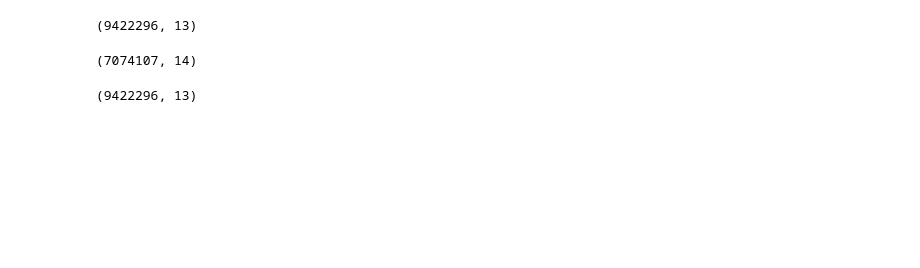
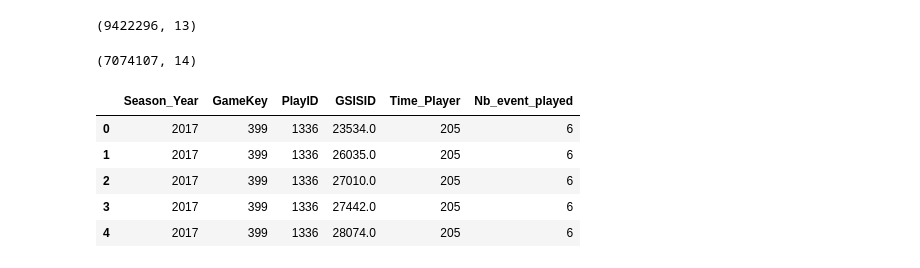
Before and after one commit to MerlinLaffitte/NFL, a Jupyter notebook: analyse.ipynb, the cells around one changed output. Saved outputs shown, nothing was run; the diff lists cells and outputs as text; code cells hidden in the pictures; blank space fills up the shorter version.

Commit message:
Clean Dataframe with player roles and duration of the plays.

```diff
--- a/analyse.ipynb
+++ b/analyse.ipynb
@@ -183,7 +183,15 @@ final_merge.shape
 # %% [output]
 (9422296, 13)
 (7074107, 14)
-# %%
-final
-# %% [output]
-(9422296, 13)
+# %%
+groupe = final_merge.groupby (['Season_Year','GameKey', 'PlayID', 'GSISID'])["Time","Event"].count()
+groupe.columns = ['Time_Player', 'Nb_event_played']
+groupe.reset_index(inplace=True)
+groupe.head(5)
+# %% [output]
+|  | Season_Year | GameKey | PlayID | GSISID | Time_Player | Nb_event_played |
+| 0 | 2017 | 399 | 1336 | 23534.0 | 205 | 6 |
+| 1 | 2017 | 399 | 1336 | 26035.0 | 205 | 6 |
+| 2 | 2017 | 399 | 1336 | 27010.0 | 205 | 6 |
+| 3 | 2017 | 399 | 1336 | 27442.0 | 205 | 6 |
+| 4 | 2017 | 399 | 1336 | 28074.0 | 205 | 6 |
```
Also changed, not shown: parts of 6 cells of this notebook.
